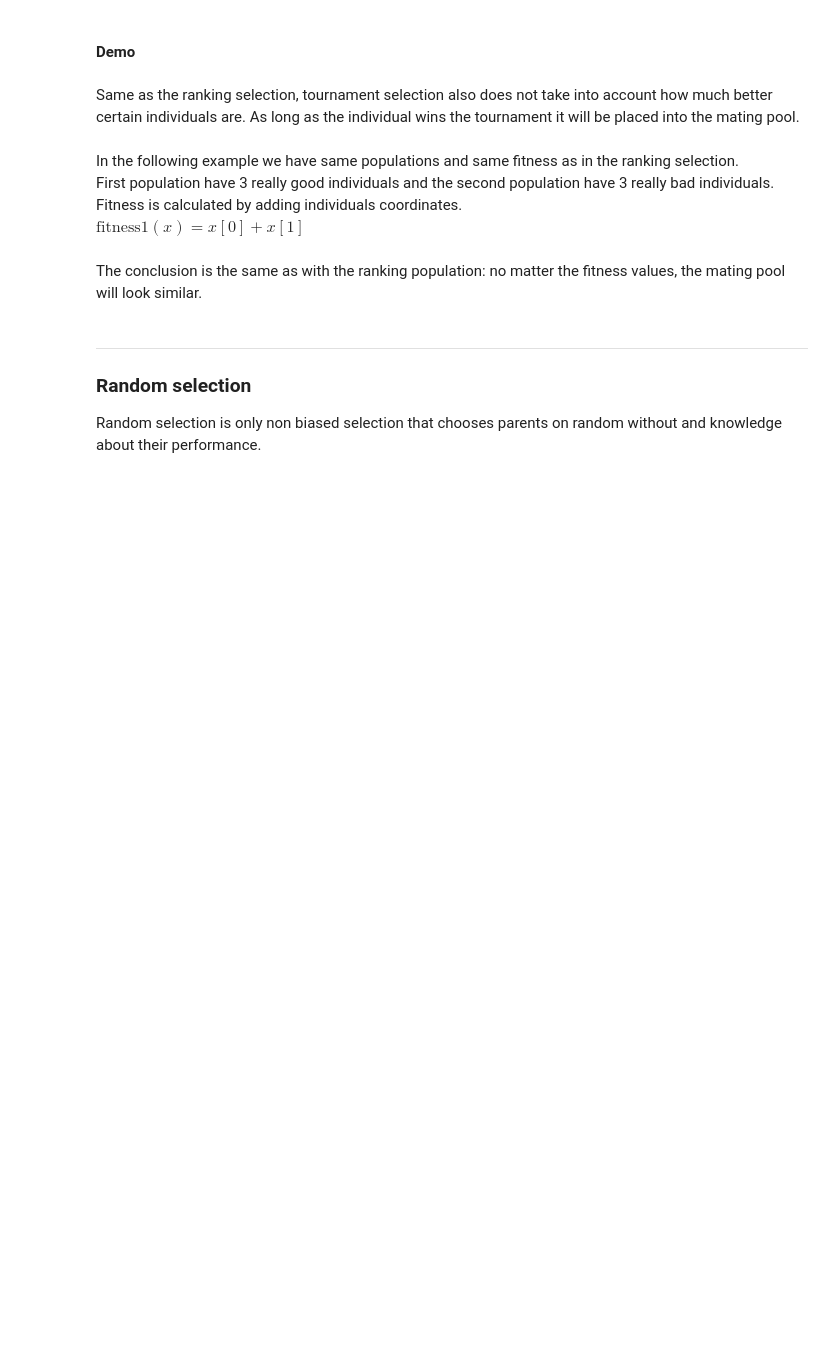
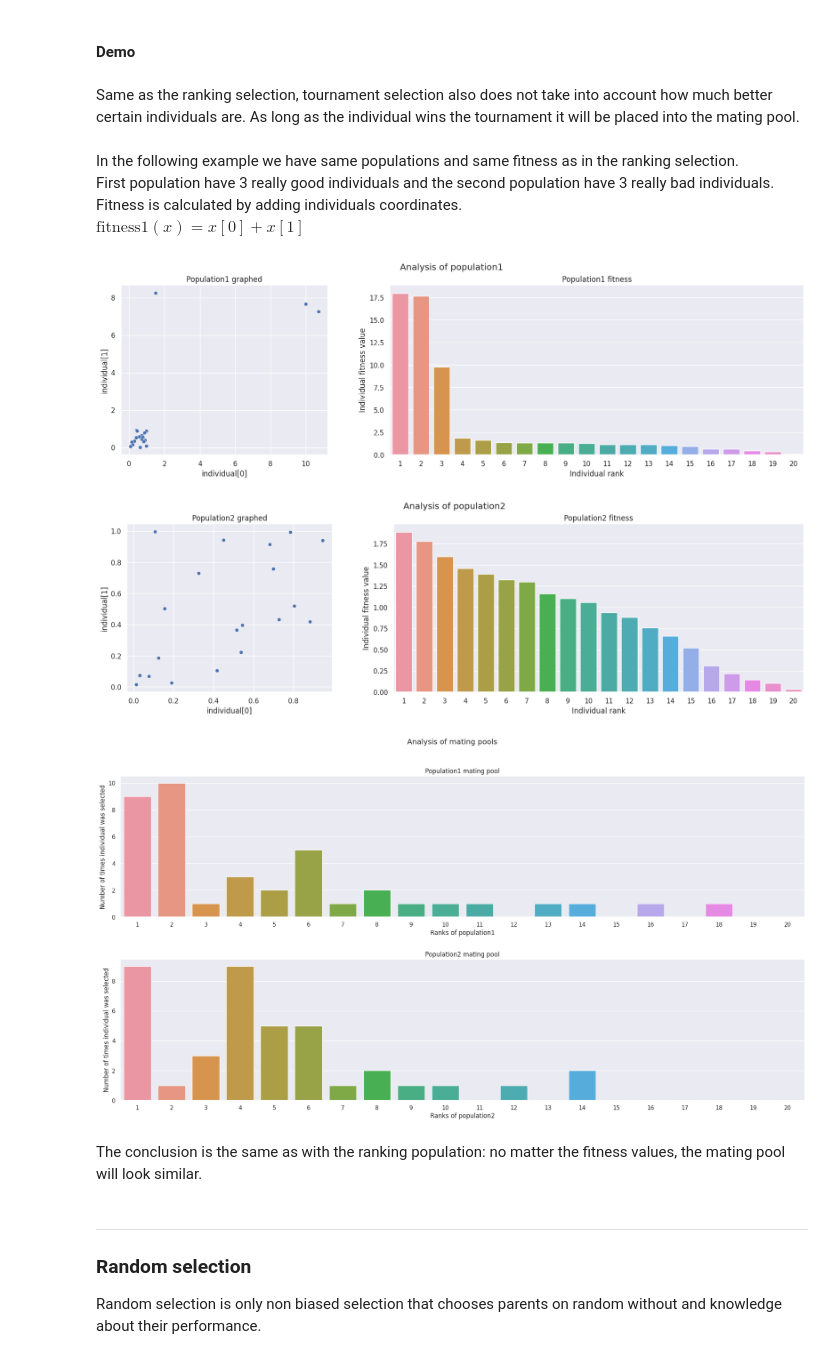
Before and after one commit to ukinolo/GAlib, a Jupyter notebook: doc/documentation.ipynb, the cells around one changed output. Drawn from its saved outputs; the diff is of its cells as text; code cells hidden in the pictures; blank space fills up the shorter version.

```diff
--- a/doc/documentation.ipynb
+++ b/doc/documentation.ipynb
@@ -549,7 +555,8 @@ First population have 3 really good individuals and the second population have 3
 $\text{fitness1}(x) = x[0] + x[1]$<br>
 # %%
 selection = Selection('demo')
-selection._tournament_size = 3
+selection.params = {}
+selection.params['tournament_size'] = 3
 
 number_of_individuals = 20
 number_of_individuals_to_select = 40
@@ -608,33 +615,37 @@ fig2.suptitle('Analysis of population2')
 axs2[0].set_title('Population2 graphed')
 axs2[1].set_title('Population2 fitness')
 axs2[0].set_xlabel('individual[0]')
 axs2[0].set_ylabel('individual[1]')
 axs2[1].set_xlabel('Individual rank')
 axs2[1].set_ylabel('Individual fitness value')
 
 #Counting every individual appearance in mating pool
 appearance1 = np.empty(number_of_individuals)
 appearance2 = np.empty(number_of_individuals)
 
 for i in range(number_of_individuals):
     individual1 = population1[i]
     individual2 = population2[i]
 
     appearance1[i] = sum([x[0] == individual1[0] and x[1] == individual1[1] for x in mating_pool1])
     appearance2[i] = sum([x[0] == individual2[0] and x[1] == individual2[1] for x in mating_pool2])
 
 #Plotting mating pool info
 fig3, axs3 = plt.subplots(nrows=2, height_ratios=[1,1], figsize=(20, 11))
 sns.barplot(x=[str(i) for i in range(1, len(population1) + 1)], y=appearance1, ax=axs3[0])
 sns.barplot(x=[str(i) for i in range(1, len(population2) + 1)], y=appearance2, ax=axs3[1])
 fig3.suptitle('Analysis of mating pools')
 axs3[0].set_title('Population1 mating pool')
 axs3[1].set_title('Population2 mating pool')
 axs3[0].set_xlabel('Ranks of population1')
 axs3[0].set_ylabel('Number of times individual was selected')
 axs3[1].set_xlabel('Ranks of population2')
 axs3[1].set_ylabel('Number of times individual was selected')
 fig3.tight_layout(pad=2.5)
+# %% [output]
+[figure, added]
+[figure, added]
+[figure, added]
 # %% [markdown]
 The conclusion is the same as with the ranking population: no matter the fitness values, the mating pool will look similar.
 # %% [markdown]
```
Also changed, not shown: parts of 12 cells of this notebook.
